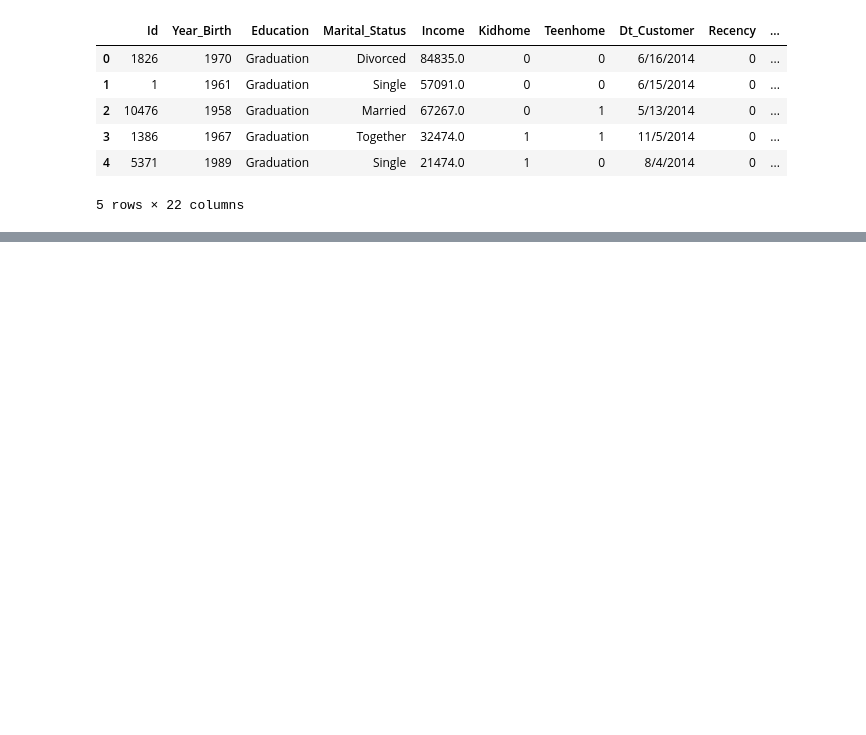
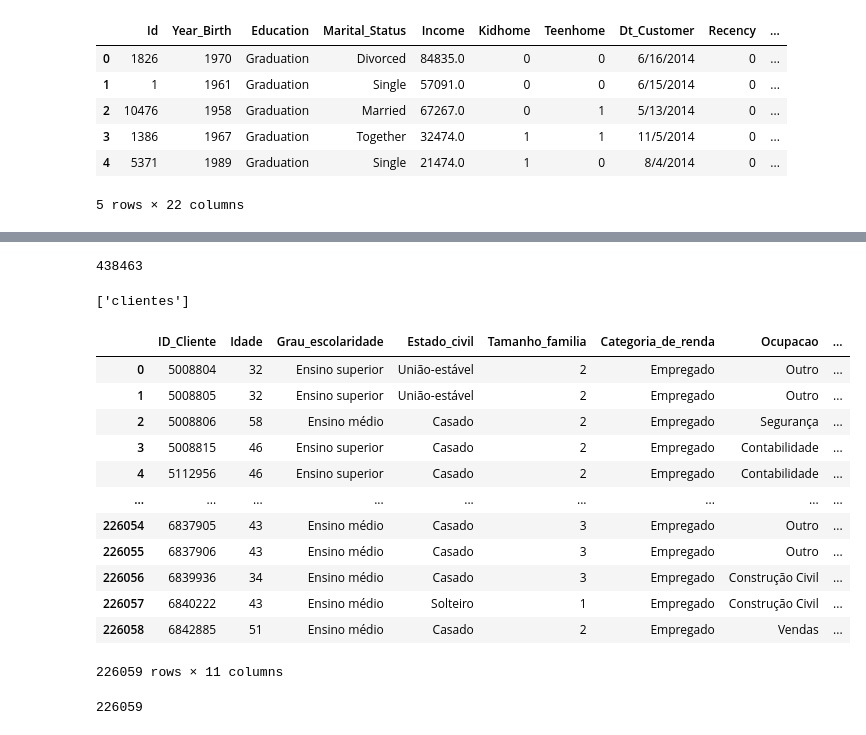
Before and after one commit to Spanhaa/cursos_analise_dados, a Jupyter notebook: analise_pandas_io.ipynb, the cells around one changed output, grey strips where cells are left out. Cells and saved outputs as stored; diff of their text form; code cells hidden in the pictures; blank space fills up the shorter version.

```diff
--- a/analise_pandas_io.ipynb
+++ b/analise_pandas_io.ipynb
@@ -20,0 +206,2 @@ dados_mercados.
+# %%
+engine = create_engine('sqlite:///:memory:')
@@ -20,0 +220,4 @@ dados_mercados.
+# %%
+dados.to_sql('clientes', engine,index=False)
+# %% [output]
+438463
@@ -20,0 +226,28 @@ dados_mercados.
+# %%
+print(inspector.get_table_names())
+# %% [output]
+['clientes']
+# %%
+query = 'select * from clientes where Categoria_de_renda = "Empregado"'
+# %%
+empregados = pd.read_sql(query, engine)
+# %%
+empregados
+# %% [output]
+|  | ID_Cliente | Idade | Grau_escolaridade | Estado_civil | Tamanho_familia | Categoria_de_renda | Ocupacao | ... |
+| 0 | 5008804 | 32 | Ensino superior | União-estável | 2 | Empregado | Outro | ... |
+| 1 | 5008805 | 32 | Ensino superior | União-estável | 2 | Empregado | Outro | ... |
+| 2 | 5008806 | 58 | Ensino médio | Casado | 2 | Empregado | Segurança | ... |
+| 3 | 5008815 | 46 | Ensino superior | Casado | 2 | Empregado | Contabilidade | ... |
+| 4 | 5112956 | 46 | Ensino superior | Casado | 2 | Empregado | Contabilidade | ... |
+| ... | ... | ... | ... | ... | ... | ... | ... | ... |
+| 226054 | 6837905 | 43 | Ensino médio | Casado | 3 | Empregado | Outro | ... |
+| 226055 | 6837906 | 43 | Ensino médio | Casado | 3 | Empregado | Outro | ... |
+| 226056 | 6839936 | 34 | Ensino médio | Casado | 3 | Empregado | Construção Civil | ... |
+| 226057 | 6840222 | 43 | Ensino médio | Solteiro | 1 | Empregado | Construção Civil | ... |
+| 226058 | 6842885 | 51 | Ensino médio | Casado | 2 | Empregado | Vendas | ... |
+226059 rows × 11 columns
+# %%
+empregados.to_sql('empregados',con=engine,index=False)
+# %% [output]
+226059
```
Also changed, not shown: parts of 37 cells of this notebook.
